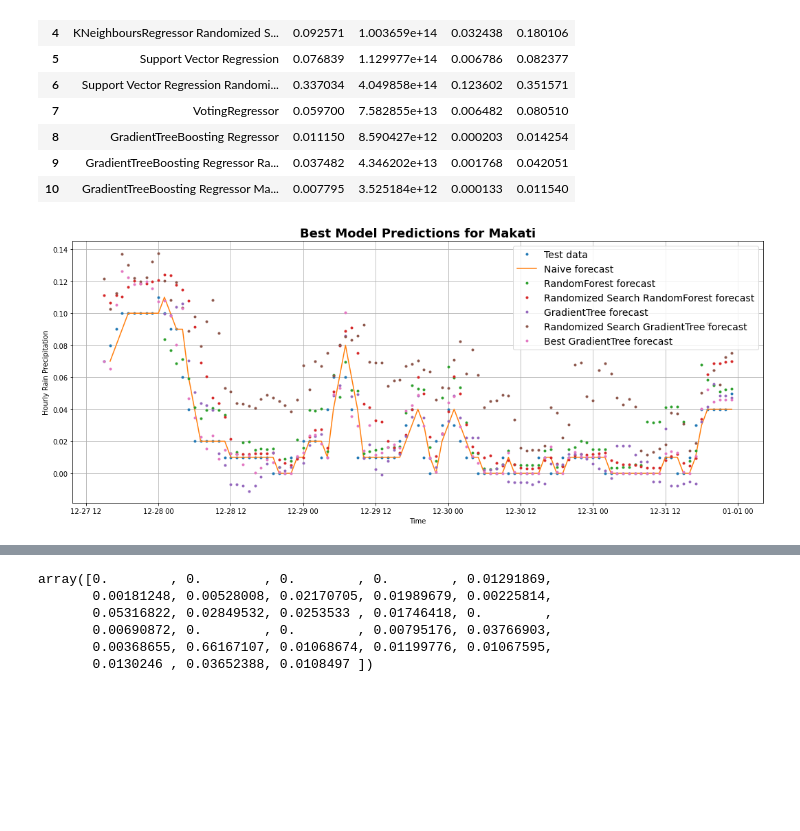
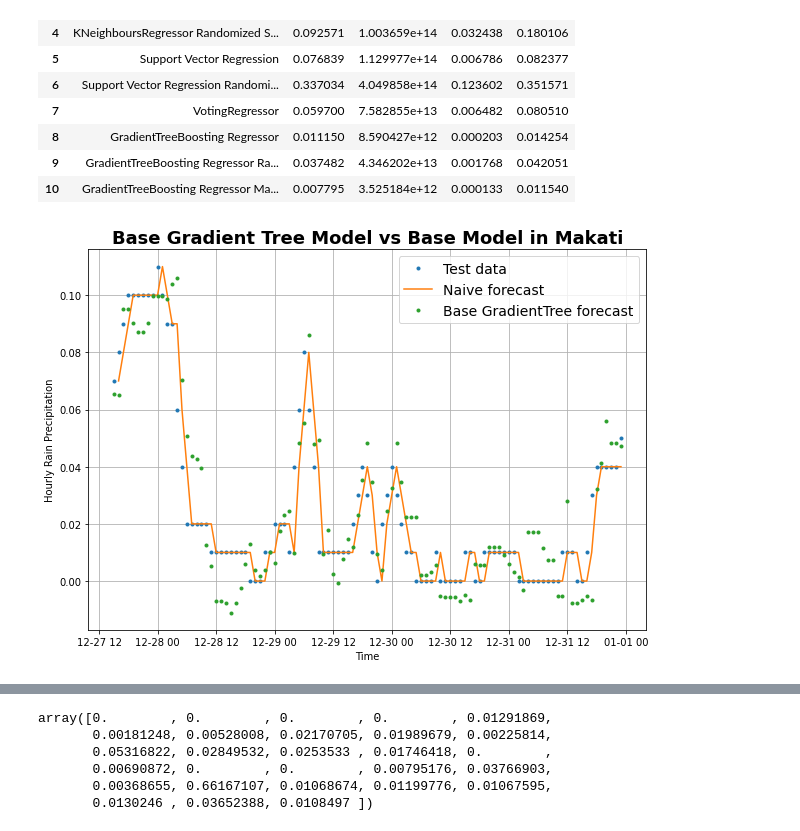
Before and after one commit to eRuaro/prac-research, a Jupyter notebook: Makati.ipynb, the cells around one changed output, grey strips where cells are left out. Cells and saved outputs as stored; diff of their text form; code cells hidden in the pictures; blank space fills up the shorter version.

```diff
--- a/Makati.ipynb
+++ b/Makati.ipynb
@@ -268,3 +268,9 @@ df.head()
 | 2 | 1 | 1 | 121.03 | 14.57 | 24.3 | 0 | 1 | 9.6 | 71 | 2 | ... |
 | 3 | 1 | 1 | 121.03 | 14.57 | 24.1 | 0 | 1 | 8.3 | 68 | 2 | ... |
 | 4 | 1 | 1 | 121.03 | 14.57 | 24.0 | 0 | 1 | 8.2 | 59 | 2 | ... |
+# %%
+a = 2
+b = a
+
+a += 2
+a, b
@@ -1151,22 +1159,22 @@ scores
 # %%
 best_gbr_forecast = best_gbr_model.predict(X_test)
 # %%
-plt.figure(figsize=(18, 7))
+plt.figure(figsize=(10, 7))
 offset = 10 # offset the values by 300 timesteps
 plot_time_series(timesteps=X_time_test,  values=y_test, label="Test data")
 plot_time_series(timesteps=X_time_test[1:], values=naive_forecast, format="-",  label="Naive forecast")
-plot_time_series(timesteps=X_time_test, start=offset, values=rs_forecast, label='RandomForest forecast')
-plot_time_series(timesteps=X_time_test,  values=rs_ideal_forecast, label='Randomized Search RandomForest forecast')
+# plot_time_series(timesteps=X_time_test, values=rs_forecast, label='RandomForest forecast')
+# plot_time_series(timesteps=X_time_test,   values=rs_ideal_forecast, label='Randomized Search RandomForest forecast')
 # plot_time_series(timesteps=X_time_test, start=offset, values=k_forecast, label='KNR forecast')
 # plot_time_series(timesteps=X_time_test, start=offset, values=rs_k_forecast, label='Ideal KNR forecast')
 # plot_time_series(timesteps=X_time_test, start=offset, values=svr_forecast, label='SVR forecast')
 # plot_time_series(timesteps=X_time_test, start=offset, values=rs_svr_forecast, label='Ideal SVR forecast')
 # plot_time_series(timesteps=X_time_test, start=offset, values=vr_forecast, label='VotingRegressor forecast')
-plot_time_series(timesteps=X_time_test, start=offset, values=gbr_forecast, label='GradientTree forecast')
-plot_time_series(timesteps=X_time_test, values=rs_gbr_forecast, label='Randomized Search GradientTree forecast')
-plot_time_series(timesteps=X_time_test, values=best_gbr_forecast, label='Best GradientTree forecast')
-plt.title('Best Model Predictions for Makati', fontsize=18, fontweight='bold')
+plot_time_series(timesteps=X_time_test, values=gbr_forecast, label='Base GradientTree forecast')
+# plot_time_series(timesteps=X_time_test,  values=rs_gbr_forecast, label='Randomized Search GradientTree forecast')
+# plot_time_series(timesteps=X_time_test,  values=best_gbr_forecast, label='Best GradientTree forecast')
+plt.title('Base Gradient Tree Model vs Base Model in Makati', fontsize=18, fontweight='bold')
 
 plt.show();
 # %% [output]
-[figure, old version]
+[figure, new version]
```
Also changed, not shown: parts of 9 cells of this notebook.
